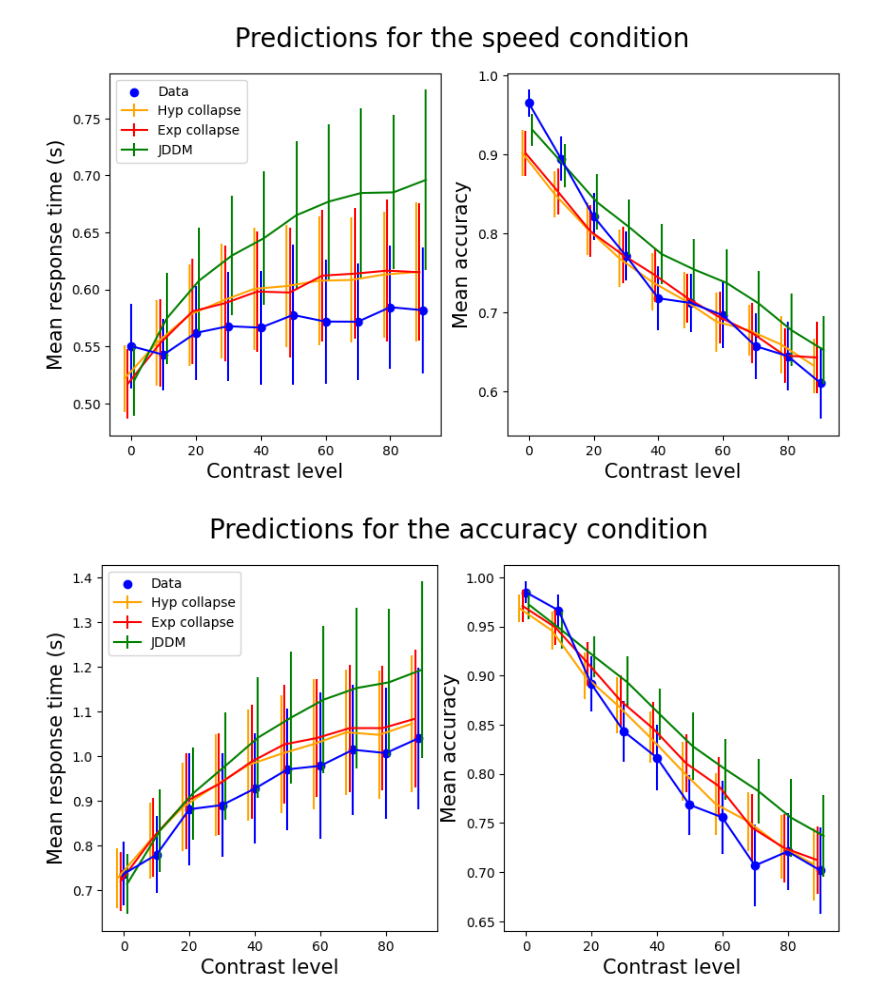
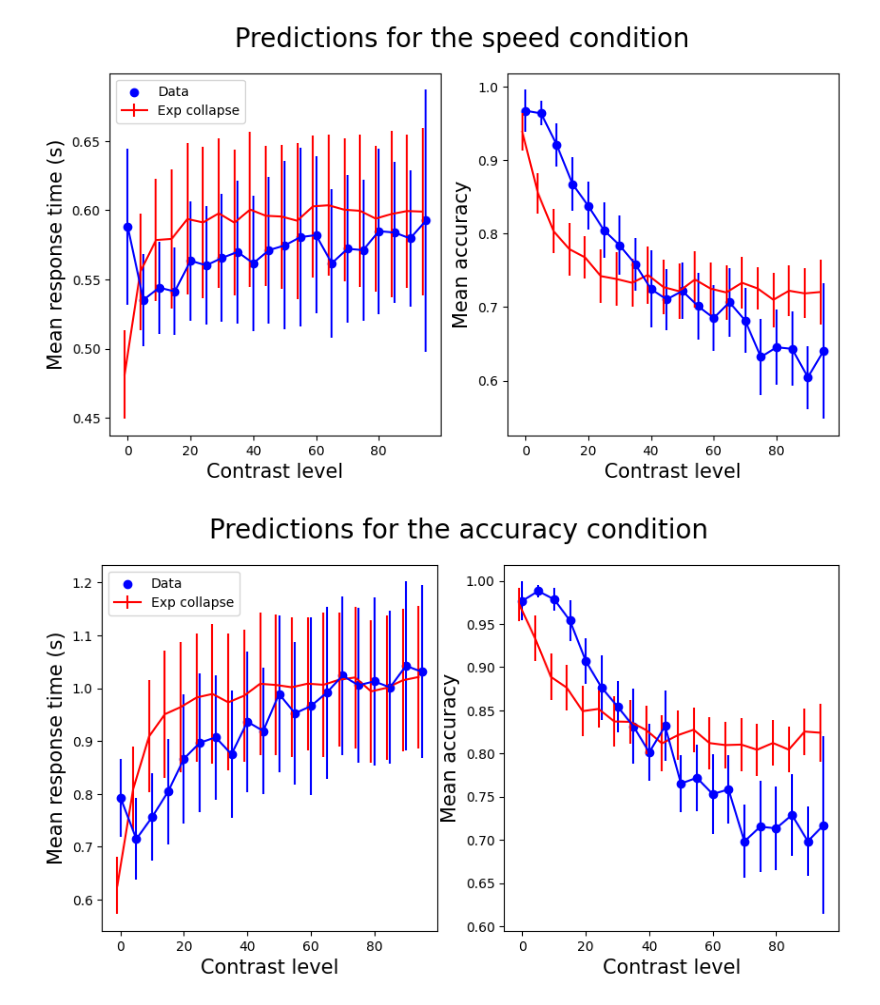
Before and after one commit to AmirHoseinHadian/CTDM_recovery, a Jupyter notebook: _Application/_Study1/prediction.ipynb, the cells around one changed output. Drawn from its saved outputs; the diff is of its cells as text; code cells hidden in the pictures.

```diff
--- a/_Application/_Study1/prediction.ipynb
+++ b/_Application/_Study1/prediction.ipynb
@@ -63,7 +63,8 @@ def get_model_prediction(prms, data, model):
         rt = []
 
         for c in contrast:
-            delta = delta0 - delta1*np.log(c)
+#             delta = delta0 - delta1*np.log(c)
+            delta = delta0 - delta1*np.log((c/100 - 0.025)/(c/100 + 0.025))
             rt.append(simulate_CDDM(ub, lb, delta, ndt=t0))
 
         RT = np.concatenate([RT, rt])
@@ -74,14 +75,14 @@ def get_model_prediction(prms, data, model):
                          'rt': np.abs(RT),
                          'accuracy': RT>0,
                          'contrast': Cont,
-                         'g_contrast': Cont//10*10})
+                         'g_contrast': Cont//5*5})
 # %%
 data = pd.read_csv('../../_Data/Study1.csv',
                    index_col=0).reset_index(drop=True)
 data['rt']/=1000
 data['Duration']/=1000
 
-data['g_contrast'] = data['contrast']//10*10
+data['g_contrast'] = data['contrast']//5*5
 
 data_speed = data[data.condition == 'speed'].reset_index(drop=True)
 data_accuracy = data[data.condition == 'accuracy'].reset_index(drop=True)
@@ -88,8 +93,10 @@ data_accuracy = data[data.condition == 'accuracy'].reset_index(drop=True)
 # %%
 hyp_speed = pd.read_csv('_prms/hyp_speed.csv')
 hyp_accuracy = pd.read_csv('_prms/hyp_accuracy.csv')
-exp_speed = pd.read_csv('_prms/exp_speed.csv')
-exp_accuracy = pd.read_csv('_prms/exp_accuracy.csv')
+# exp_speed = pd.read_csv('_prms/exp_speed.csv')
+exp_speed = pd.read_csv('_prms/exp_speed_log.csv')
+# exp_accuracy = pd.read_csv('_prms/exp_accuracy.csv')
+exp_accuracy = pd.read_csv('_prms/exp_accuracy_log.csv')
 jddm_speed = pd.read_csv('_prms/jddm_speed.csv')
 jddm_accuracy = pd.read_csv('_prms/jddm_accuracy.csv')
 bddm_speed = pd.read_csv('_prms/bddm_speed.csv')
@@ -125,28 +132,28 @@ def plot_model_pred(pred, var, color, x, label):
     err = scipy.stats.t.ppf(0.975, 26)
     temp = pred.groupby(by=['sbj', 'g_contrast'])[var].mean()
     temp = pd.DataFrame(np.array([temp[i].values for i in pred.sbj.unique()]),
-                        columns=[j*10 for j in range(10)])
+                        columns=[j*5 for j in range(20)])
     plt.errorbar(x= x + pred.groupby(by='g_contrast')['g_contrast'].mean(),
                  y= pred.groupby(by='g_contrast')[var].mean(),
-                 yerr=err*np.array([temp[i].std()/np.sqrt(26) for i in [j*10 for j in range(10)]]),
+                 yerr=err*np.array([temp[i].std()/np.sqrt(26) for i in [j*5 for j in range(20)]]),
                  label=label, c=color);
 # %%
 fig = plt.figure(figsize=(10, 5))
 fig.suptitle('Predictions for the speed condition', fontsize=20)
 
 plt.subplot(121)
-plot_model_pred(pred_hyp_sp, 'rt', 'orange', -2, 'Hyp collapse')
+# plot_model_pred(pred_hyp_sp, 'rt', 'orange', -2, 'Hyp collapse')
 plot_model_pred(pred_exp_sp, 'rt', 'red', -1, 'Exp collapse')
-plot_model_pred(pred_jddm_sp, 'rt', 'green', 1, 'JDDM')
+# plot_model_pred(pred_jddm_sp, 'rt', 'green', 1, 'JDDM')
 # plot_model_pred(pred_bddm_sp, 'rt', 'pink', 2, 'BDDM collapse')
 
 err = scipy.stats.t.ppf(0.975, 26)
 temp = data_speed.groupby(by=['participant', 'g_contrast'])['rt'].mean()
 temp = pd.DataFrame(np.array([temp[i].values for i in data.participant.unique()]),
-                    columns=[j*10 for j in range(10)])
+                    columns=[j*5 for j in range(20)])
 plt.errorbar(x=data_speed.groupby(by='g_contrast')['g_contrast'].mean(),
              y=data_speed.groupby(by='g_contrast')['rt'].mean(),
-             yerr=err*np.array([temp[i].std()/np.sqrt(26) for i in [j*10 for j in range(10)]]),
+             yerr=err*np.array([temp[i].std()/np.sqrt(26) for i in [j*5 for j in range(20)]]),
              c='blue');
 plt.scatter(x=data_speed.groupby(by='g_contrast')['g_contrast'].mean(),
             y=data_speed.groupby(by='g_contrast')['rt'].mean(),
@@ -156,17 +163,17 @@ plt.ylabel('Mean response time (s)', fontsize=15)
 plt.legend(loc='upper left');
 
 plt.subplot(122)
-plot_model_pred(pred_hyp_sp, 'accuracy', 'orange', -2, 'Hyp collapse')
+# plot_model_pred(pred_hyp_sp, 'accuracy', 'orange', -2, 'Hyp collapse')
 plot_model_pred(pred_exp_sp, 'accuracy', 'red', -1, 'Exp collapse')
-plot_model_pred(pred_jddm_sp, 'accuracy', 'green', 1, 'JDDM')
+# plot_model_pred(pred_jddm_sp, 'accuracy', 'green', 1, 'JDDM')
 # plot_model_pred(pred_bddm_sp, 'accuracy', 'pink', 2, 'BDDM collapse')
 
 temp = data_speed.groupby(by=['participant', 'g_contrast'])['correct'].mean()
 temp = pd.DataFrame(np.array([temp[i].values for i in data.participant.unique()]),
-                    columns=[j*10 for j in range(10)])
+                    columns=[j*5 for j in range(20)])
 plt.errorbar(x=data_speed.groupby(by='g_contrast')['g_contrast'].mean(),
              y=data_speed.groupby(by='g_contrast')['correct'].mean(),
-             yerr=err*np.array([temp[i].std()/np.sqrt(26) for i in [j*10 for j in range(10)]]),
+             yerr=err*np.array([temp[i].std()/np.sqrt(26) for i in [j*5 for j in range(20)]]),
              c='blue');
 plt.scatter(x=data_speed.groupby(by='g_contrast')['g_contrast'].mean(),
             y=data_speed.groupby(by='g_contrast')['correct'].mean(),
@@ -176,50 +183,50 @@ plt.xlabel('Contrast level', fontsize=15)
 plt.ylabel('Mean accuracy', fontsize=15);
 # plt.legend();
 # %% [output]
-[figure, old version]
+[figure, new version]
 # %%
 fig = plt.figure(figsize=(10, 5))
 fig.suptitle('Predictions for the accuracy condition', fontsize=20)
 
 plt.subplot(121)
 
-plot_model_pred(pred_hyp_ac, 'rt', 'orange', -2, 'Hyp collapse')
+# plot_model_pred(pred_hyp_ac, 'rt', 'orange', -2, 'Hyp collapse')
 plot_model_pred(pred_exp_ac, 'rt', 'red', -1, 'Exp collapse')
-plot_model_pred(pred_jddm_ac, 'rt', 'green', 1, 'JDDM')
+# plot_model_pred(pred_jddm_ac, 'rt', 'green', 1, 'JDDM')
 
 err = scipy.stats.t.ppf(0.975, 26)
 temp = data_accuracy.groupby(by=['participant', 'g_contrast'])['rt'].mean()
 temp = pd.DataFrame(np.array([temp[i].values for i in data.participant.unique()]),
-                    columns=[j*10 for j in range(10)])
+                    columns=[j*5 for j in range(20)])
 plt.errorbar(x=data_accuracy.groupby(by='g_contrast')['g_contrast'].mean(),
              y=data_accuracy.groupby(by='g_contrast')['rt'].mean(),
-             yerr=err*np.array([temp[i].std()/np.sqrt(26) for i in [j*10 for j in range(10)]]),
+             yerr=err*np.array([temp[i].std()/np.sqrt(26) for i in [j*5 for j in range(20)]]),
              c='blue');
 plt.scatter(x=data_accuracy.groupby(by='g_contrast')['g_contrast'].mean(),
             y=data_accuracy.groupby(by='g_contrast')['rt'].mean(),
             c='blue', label='Data');
 plt.xlabel('Contrast level', fontsize=15)
 plt.ylabel('Mean response time (s)', fontsize=15)
 plt.legend(loc='upper left');
 
 plt.subplot(122)
-plot_model_pred(pred_hyp_ac, 'accuracy', 'orange', -2, 'Hyp collapse')
+# plot_model_pred(pred_hyp_ac, 'accuracy', 'orange', -2, 'Hyp collapse')
 plot_model_pred(pred_exp_ac, 'accuracy', 'red', -1, 'Exp collapse')
-plot_model_pred(pred_jddm_ac, 'accuracy', 'green', 1, 'JDDM collapse')
+# plot_model_pred(pred_jddm_ac, 'accuracy', 'green', 1, 'JDDM collapse')
 
 temp = data_accuracy.groupby(by=['participant', 'g_contrast'])['correct'].mean()
 temp = pd.DataFrame(np.array([temp[i].values for i in data.participant.unique()]),
-                    columns=[j*10 for j in range(10)])
+                    columns=[j*5 for j in range(20)])
 plt.errorbar(x=data_accuracy.groupby(by='g_contrast')['g_contrast'].mean(),
              y=data_accuracy.groupby(by='g_contrast')['correct'].mean(),
-             yerr=err*np.array([temp[i].std()/np.sqrt(26) for i in [j*10 for j in range(10)]]),
+             yerr=err*np.array([temp[i].std()/np.sqrt(26) for i in [j*5 for j in range(20)]]),
              c='blue');
 plt.scatter(x=data_accuracy.groupby(by='g_contrast')['g_contrast'].mean(),
             y=data_accuracy.groupby(by='g_contrast')['correct'].mean(),
             c='blue', label='Data');
 
 plt.xlabel('Contrast level', fontsize=15)
 plt.ylabel('Mean accuracy', fontsize=15);
 # plt.legend();
 # %% [output]
-[figure, old version]
+[figure, new version]
```
Also changed, not shown: parts of 3 cells of this notebook, 3 other files.
